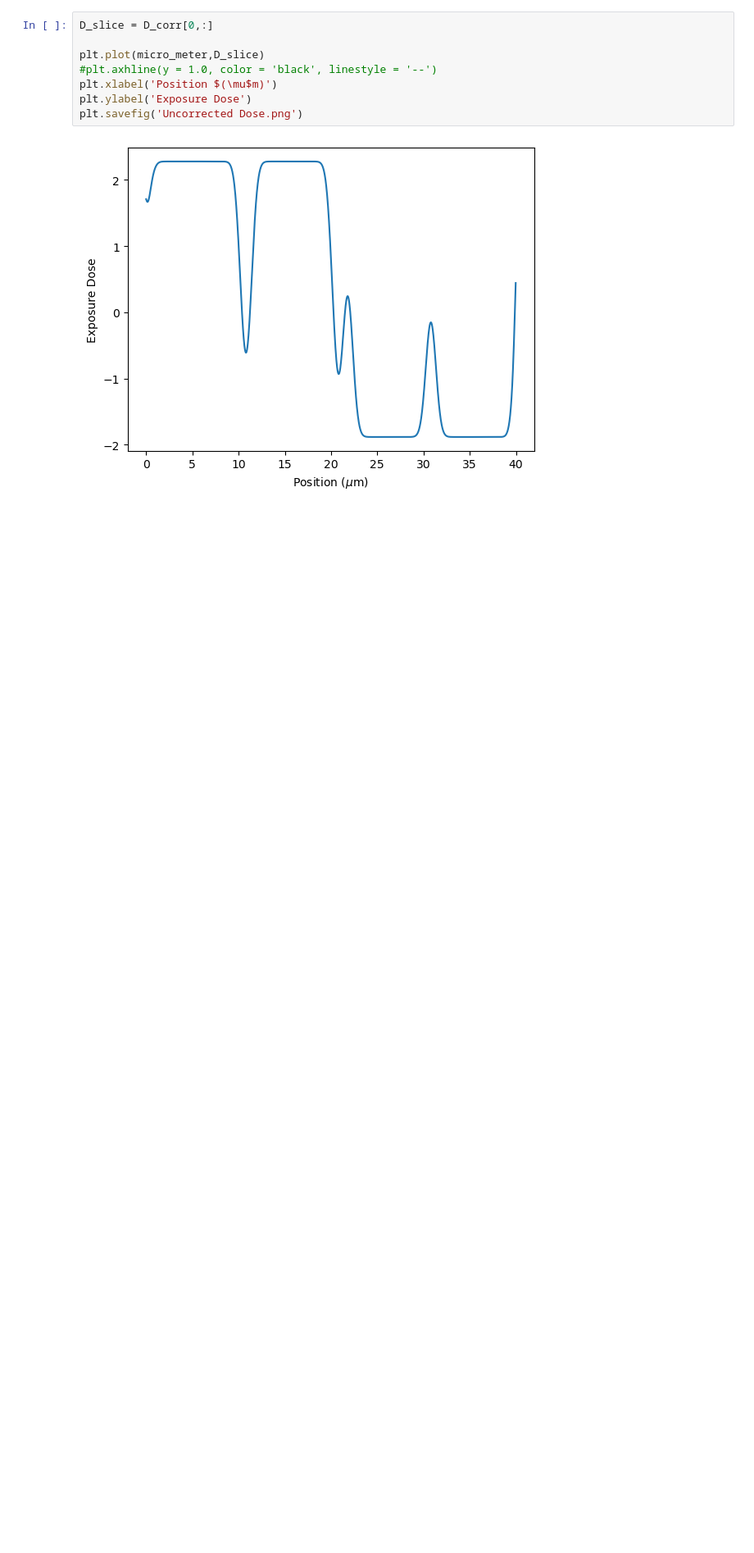
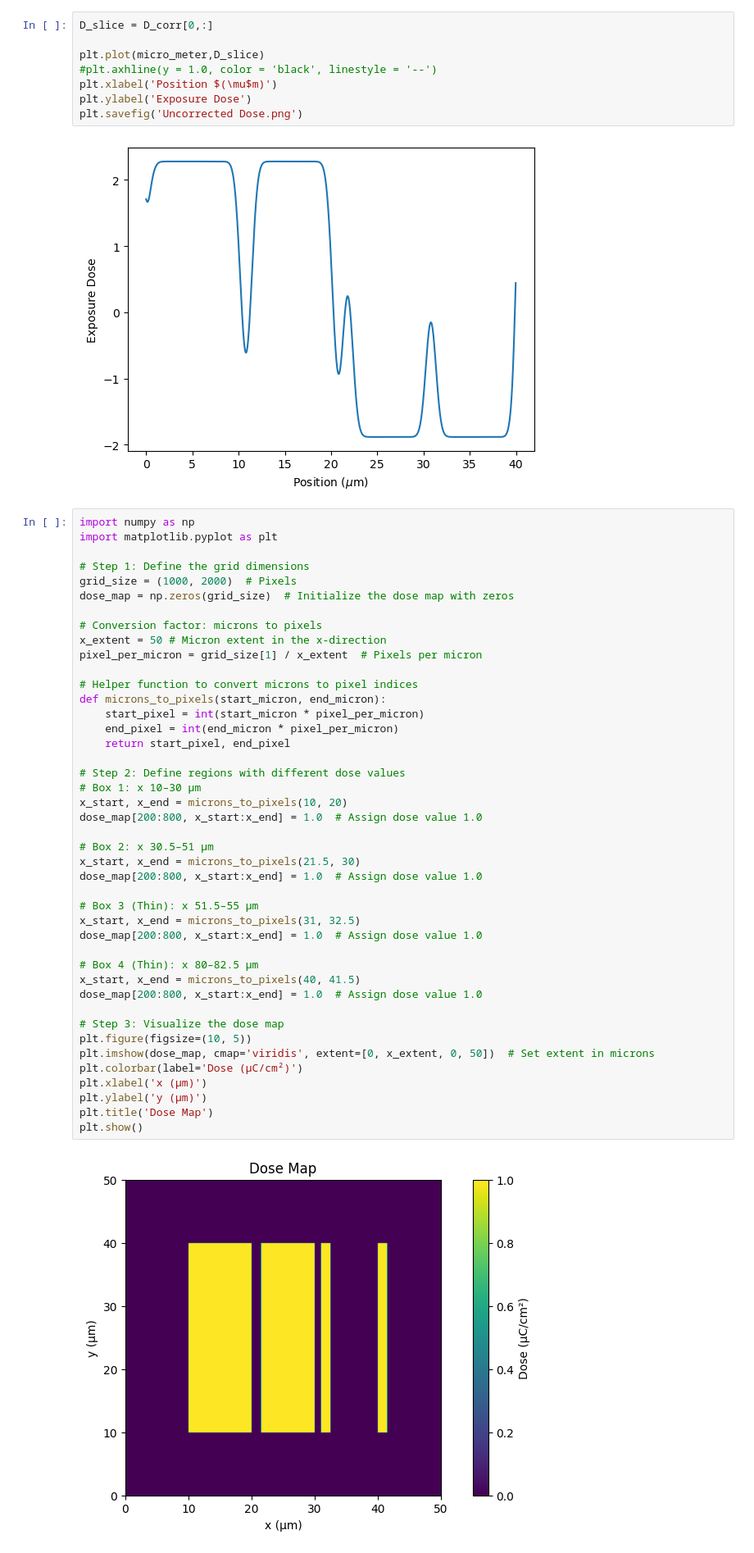
Before and after one commit to NCrooks3/Proximity-Effect-Correction, a Jupyter notebook: Part A-Mask step func.ipynb, the cells around one changed output. Shown at 82% size. Saved outputs shown, nothing was run; the diff lists cells and outputs as text; blank space fills up the shorter version.

```diff
--- a/Part A-Mask step func.ipynb
+++ b/Part A-Mask step func.ipynb
@@ -369,3 +369,48 @@ plt.ylabel('Exposure Dose')
 plt.savefig('Uncorrected Dose.png')
 # %% [output]
 [figure]
+# %%
+import numpy as np
+import matplotlib.pyplot as plt
+
+# Step 1: Define the grid dimensions
+grid_size = (1000, 2000)  # Pixels
+dose_map = np.zeros(grid_size)  # Initialize the dose map with zeros
+
+# Conversion factor: microns to pixels
+x_extent = 50 # Micron extent in the x-direction
+pixel_per_micron = grid_size[1] / x_extent  # Pixels per micron
+
+# Helper function to convert microns to pixel indices
+def microns_to_pixels(start_micron, end_micron):
+    start_pixel = int(start_micron * pixel_per_micron)
+    end_pixel = int(end_micron * pixel_per_micron)
+    return start_pixel, end_pixel
+
+# Step 2: Define regions with different dose values
+# Box 1: x 10–30 µm
+x_start, x_end = microns_to_pixels(10, 20)
+dose_map[200:800, x_start:x_end] = 1.0  # Assign dose value 1.0
+
+# Box 2: x 30.5–51 µm
+x_start, x_end = microns_to_pixels(21.5, 30)
+dose_map[200:800, x_start:x_end] = 1.0  # Assign dose value 1.0
+
+# Box 3 (Thin): x 51.5–55 µm
+x_start, x_end = microns_to_pixels(31, 32.5)
+dose_map[200:800, x_start:x_end] = 1.0  # Assign dose value 1.0
+
+# Box 4 (Thin): x 80–82.5 µm
+x_start, x_end = microns_to_pixels(40, 41.5)
+dose_map[200:800, x_start:x_end] = 1.0  # Assign dose value 1.0
+
+# Step 3: Visualize the dose map
+plt.figure(figsize=(10, 5))
+plt.imshow(dose_map, cmap='viridis', extent=[0, x_extent, 0, 50])  # Set extent in microns
+plt.colorbar(label='Dose (μC/cm²)')
+plt.xlabel('x (µm)')
+plt.ylabel('y (µm)')
+plt.title('Dose Map')
+plt.show()
+# %% [output]
+[figure, added]
```
Also changed, not shown: parts of 2 cells of this notebook.
